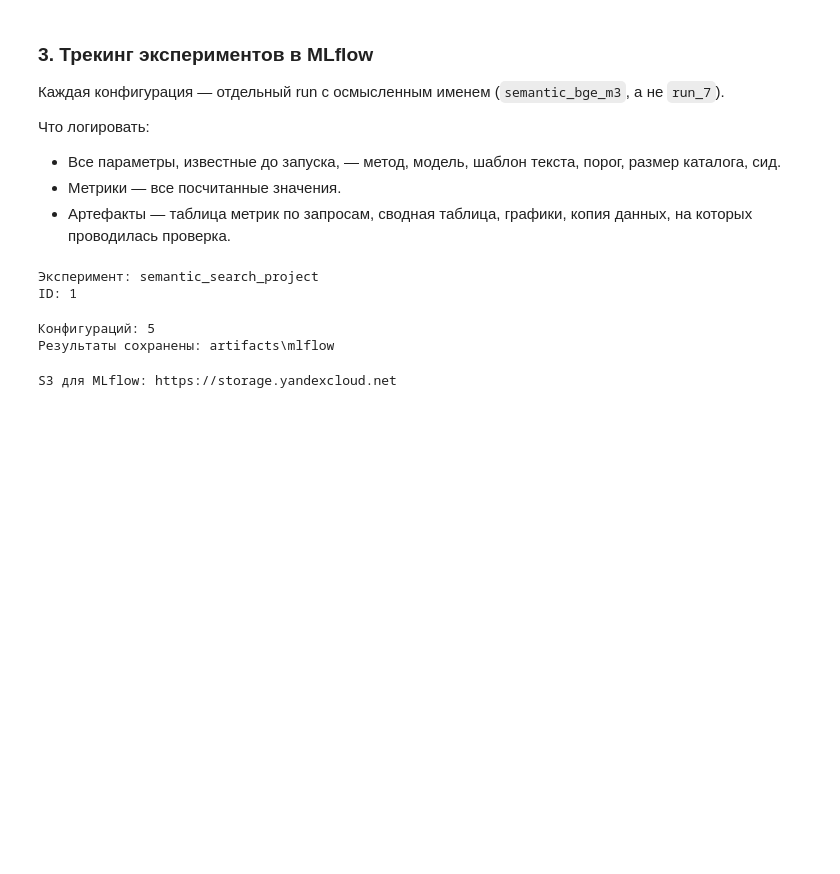
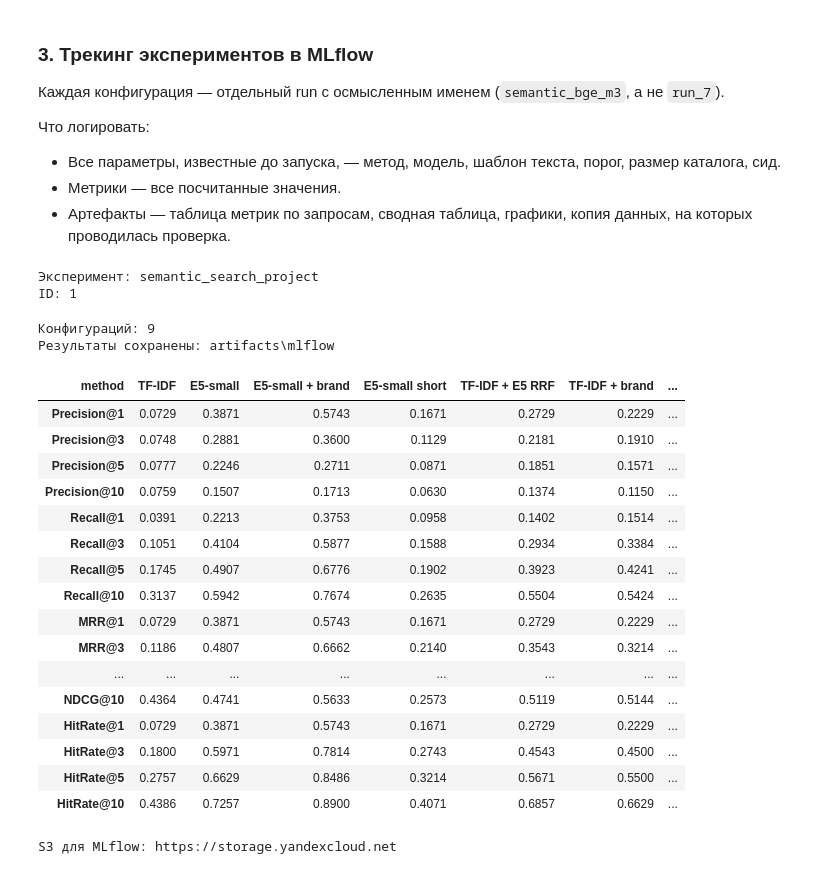
Before and after one commit to Fsalyamov/semantic-search-project, a Jupyter notebook: semantic_search_project.ipynb, the cells around one changed output. Drawn from its saved outputs; the diff is of its cells as text; code cells hidden in the pictures; blank space fills up the shorter version.

```diff
--- a/semantic_search_project.ipynb
+++ b/semantic_search_project.ipynb
@@ -1668,22 +2336,66 @@ ID: 1
 # %%
 all_metrics_by_query = pd.concat([
     metrics_by_query,
     metrics_by_query_brand,
     metrics_by_query_short,
-    metrics_by_query_hybrid
+    metrics_by_query_hybrid,
+    metrics_by_query_lexical_brand,
+    metrics_by_query_hybrid_limited,
+    metrics_by_query_hybrid_weighted,
+    metrics_by_query_hybrid_brand
 ], ignore_index=True)
+
+all_metrics_summary = (
+    all_metrics_by_query
+    .groupby("method", sort=False)[metric_order]
+    .mean()
+)
+
 MLFLOW_ARTIFACTS_DIR = ARTIFACTS_DIR / "mlflow"
 MLFLOW_ARTIFACTS_DIR.mkdir(parents=True, exist_ok=True)
-queries_train.to_parquet(MLFLOW_ARTIFACTS_DIR / "golden_set.parquet", index=False)
-all_metrics_by_query.to_csv(MLFLOW_ARTIFACTS_DIR / "metrics_by_query.csv", index=False)
-all_metrics_summary.to_csv(MLFLOW_ARTIFACTS_DIR / "metrics_summary.csv")
-metrics_by_query_test.to_csv(MLFLOW_ARTIFACTS_DIR / "test_metrics_by_query.csv", index=False)
-metrics_summary_test.to_csv(MLFLOW_ARTIFACTS_DIR / "test_metrics_summary.csv")
-print("Конфигураций:", all_metrics_by_query["method"].nunique())
+
+queries_train.to_parquet(
+    MLFLOW_ARTIFACTS_DIR / "golden_set.parquet",
+    index=False
+)
+all_metrics_by_query.to_csv(
+    MLFLOW_ARTIFACTS_DIR / "metrics_by_query.csv",
+    index=False
+)
+all_metrics_summary.to_csv(
+    MLFLOW_ARTIFACTS_DIR / "metrics_summary.csv"
+)
+metrics_by_query_test.to_csv(
+    MLFLOW_ARTIFACTS_DIR / "test_metrics_by_query.csv",
+    index=False
+)
+metrics_summary_test.to_csv(
+    MLFLOW_ARTIFACTS_DIR / "test_metrics_summary.csv"
+)
+
+print("Конфигураций:", all_metrics_summary.shape[0])
 print("Результаты сохранены:", MLFLOW_ARTIFACTS_DIR)
+display(all_metrics_summary.round(4).T)
 # %% [output]
-Конфигураций: 5
+Конфигураций: 9
 Результаты сохранены: artifacts\mlflow
+| method | TF-IDF | E5-small | E5-small + brand | E5-small short | TF-IDF + E5 RRF | TF-IDF + brand | ... |
+| Precision@1 | 0.0729 | 0.3871 | 0.5743 | 0.1671 | 0.2729 | 0.2229 | ... |
+| Precision@3 | 0.0748 | 0.2881 | 0.3600 | 0.1129 | 0.2181 | 0.1910 | ... |
+| Precision@5 | 0.0777 | 0.2246 | 0.2711 | 0.0871 | 0.1851 | 0.1571 | ... |
+| Precision@10 | 0.0759 | 0.1507 | 0.1713 | 0.0630 | 0.1374 | 0.1150 | ... |
+| Recall@1 | 0.0391 | 0.2213 | 0.3753 | 0.0958 | 0.1402 | 0.1514 | ... |
+| Recall@3 | 0.1051 | 0.4104 | 0.5877 | 0.1588 | 0.2934 | 0.3384 | ... |
+| Recall@5 | 0.1745 | 0.4907 | 0.6776 | 0.1902 | 0.3923 | 0.4241 | ... |
+| Recall@10 | 0.3137 | 0.5942 | 0.7674 | 0.2635 | 0.5504 | 0.5424 | ... |
+| MRR@1 | 0.0729 | 0.3871 | 0.5743 | 0.1671 | 0.2729 | 0.2229 | ... |
+| MRR@3 | 0.1186 | 0.4807 | 0.6662 | 0.2140 | 0.3543 | 0.3214 | ... |
+| ... | ... | ... | ... | ... | ... | ... | ... |
+| NDCG@10 | 0.4364 | 0.4741 | 0.5633 | 0.2573 | 0.5119 | 0.5144 | ... |
+| HitRate@1 | 0.0729 | 0.3871 | 0.5743 | 0.1671 | 0.2729 | 0.2229 | ... |
+| HitRate@3 | 0.1800 | 0.5971 | 0.7814 | 0.2743 | 0.4543 | 0.4500 | ... |
+| HitRate@5 | 0.2757 | 0.6629 | 0.8486 | 0.3214 | 0.5671 | 0.5500 | ... |
+| HitRate@10 | 0.4386 | 0.7257 | 0.8900 | 0.4071 | 0.6857 | 0.6629 | ... |
 # %%
 load_dotenv(".env", override=True)
 print("S3 для MLflow:", os.getenv("MLFLOW_S3_ENDPOINT_URL"))
```
Also changed, not shown: parts of 47 cells of this notebook, 2 other files.
